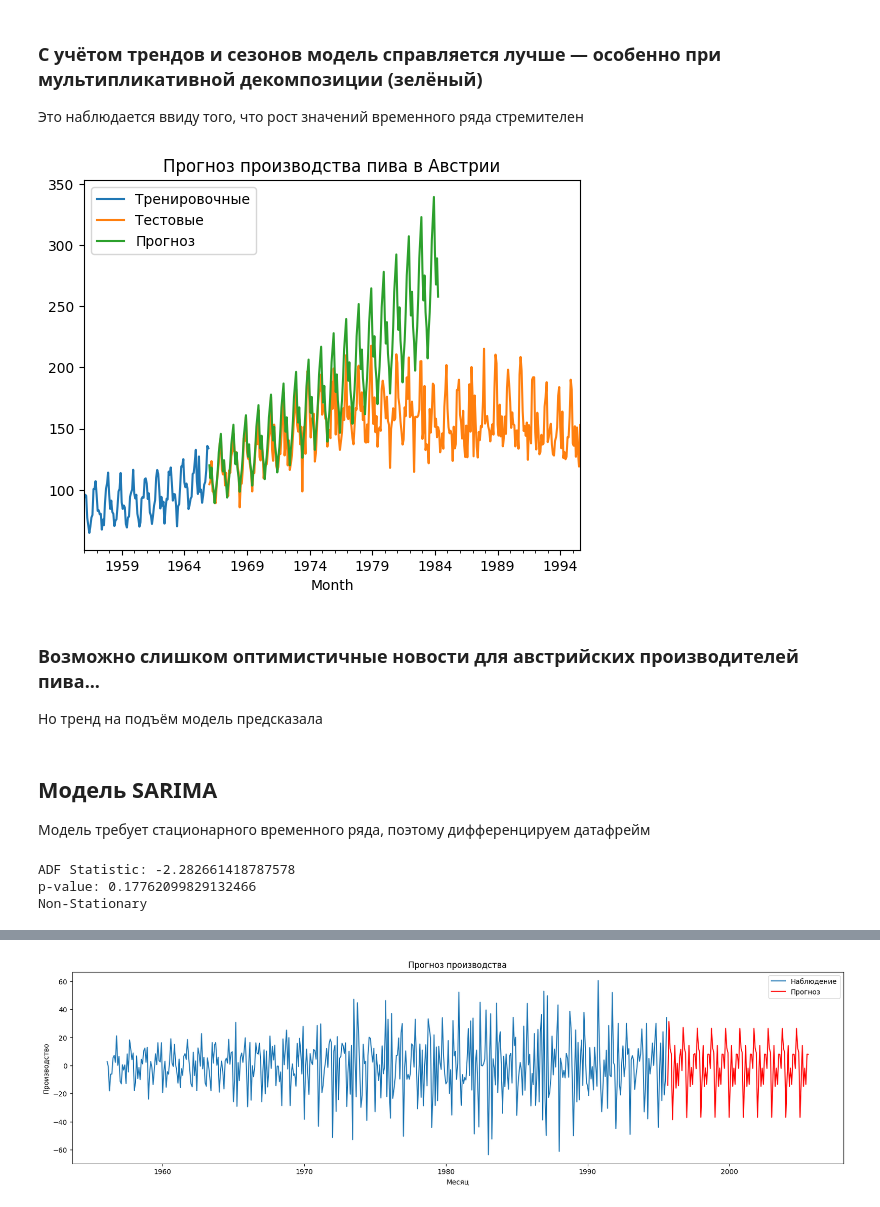
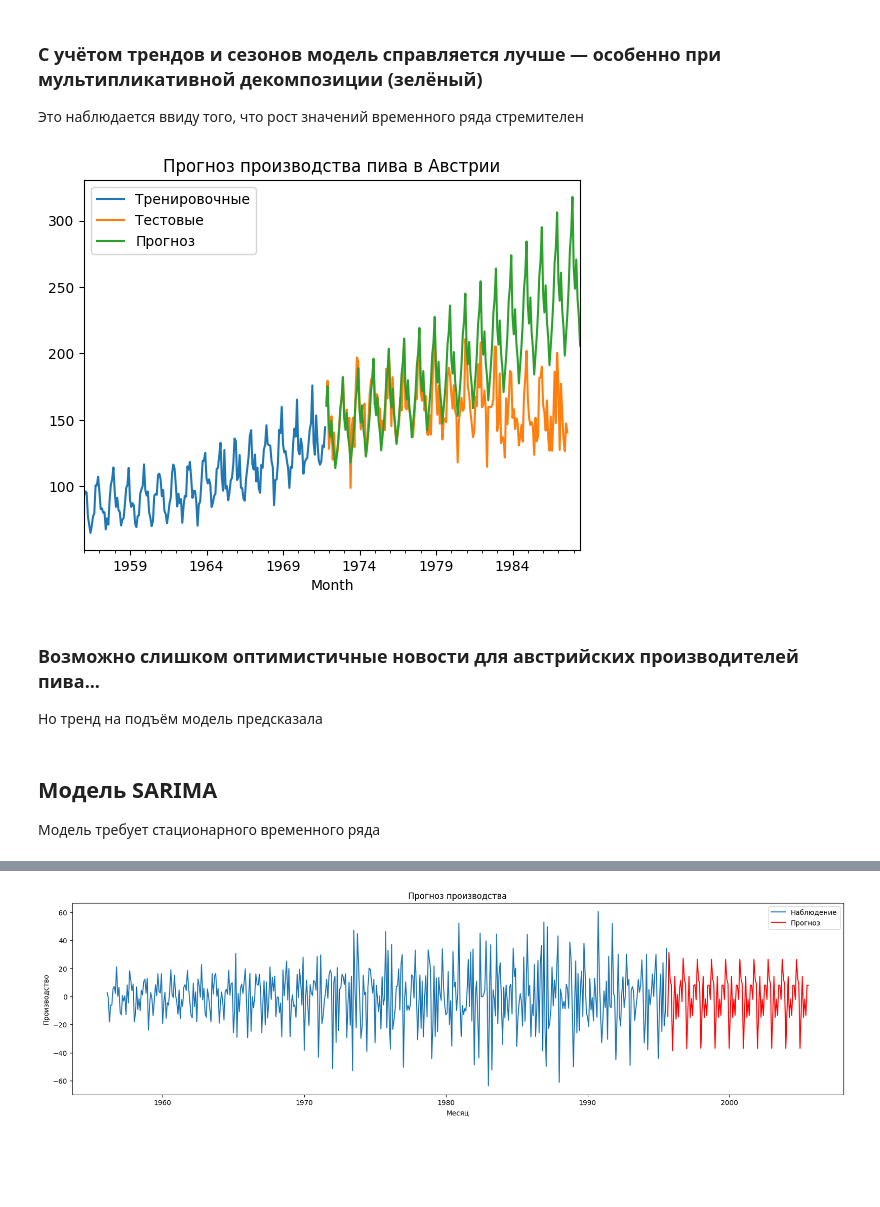
Before and after one commit to mike-pech/masters-theory, a Jupyter notebook: ML/Practice/time-series.ipynb, the cells around one changed output, grey strips where cells are left out. Cells and saved outputs as stored; diff of their text form; code cells hidden in the pictures; blank space fills up the shorter version.

```diff
--- a/ML/Practice/time-series.ipynb
+++ b/ML/Practice/time-series.ipynb
@@ -193,25 +202,25 @@ df[['Monthly beer production','HWES3_ADD','HWES3_MUL']].plot(
 
 Это наблюдается ввиду того, что рост значений временного ряда стремителен
 # %%
-train = df[:120]
-test = df[120:]
+train = df[:len(df)*40//100]
+test = df[len(df)*40//100:len(df)*80//100]
 # %%
 fitted_model = ExponentialSmoothing(
     train['Monthly beer production'],
     trend='mul',
     seasonal='mul',
     seasonal_periods=12 # год — 12 мес
 ).fit()
-test_predictions = fitted_model.forecast(220)
+test_predictions = fitted_model.forecast(200)
 
 train['Monthly beer production'].plot(legend=True, label='Тренировочные')
 test['Monthly beer production'].plot(legend=True, label='Тестовые')
 test_predictions.plot(legend=True, label='Прогноз')
 
 plt.title('Прогноз производства пива в Австрии')
 plt.show()
 # %% [output]
-[figure, old version]
+[figure, new version]
 # %% [markdown]
 ### Возможно слишком оптимистичные новости для австрийских производителей пива...
 
@@ -219,16 +228,4 @@ plt.show()
 # %% [markdown]
 ## Модель SARIMA
 
-Модель требует стационарного временного ряда, поэтому дифференцируем датафрейм
+Модель требует стационарного временного ряда
-# %%
-from statsmodels.tsa.stattools import adfuller
-
-result = adfuller(df['Monthly beer production'], autolag='AIC')
-p_value = result[1]
-print(f'ADF Statistic: {result[0]}')
-print(f'p-value: {p_value}')
-print('Stationary' if p_value < 0.05 else 'Non-Stationary')
-# %% [output]
-ADF Statistic: -2.282661418787578
-p-value: 0.17762099829132466
-Non-Stationary
```
Also changed, not shown: parts of 11 cells of this notebook, 3 other files.
